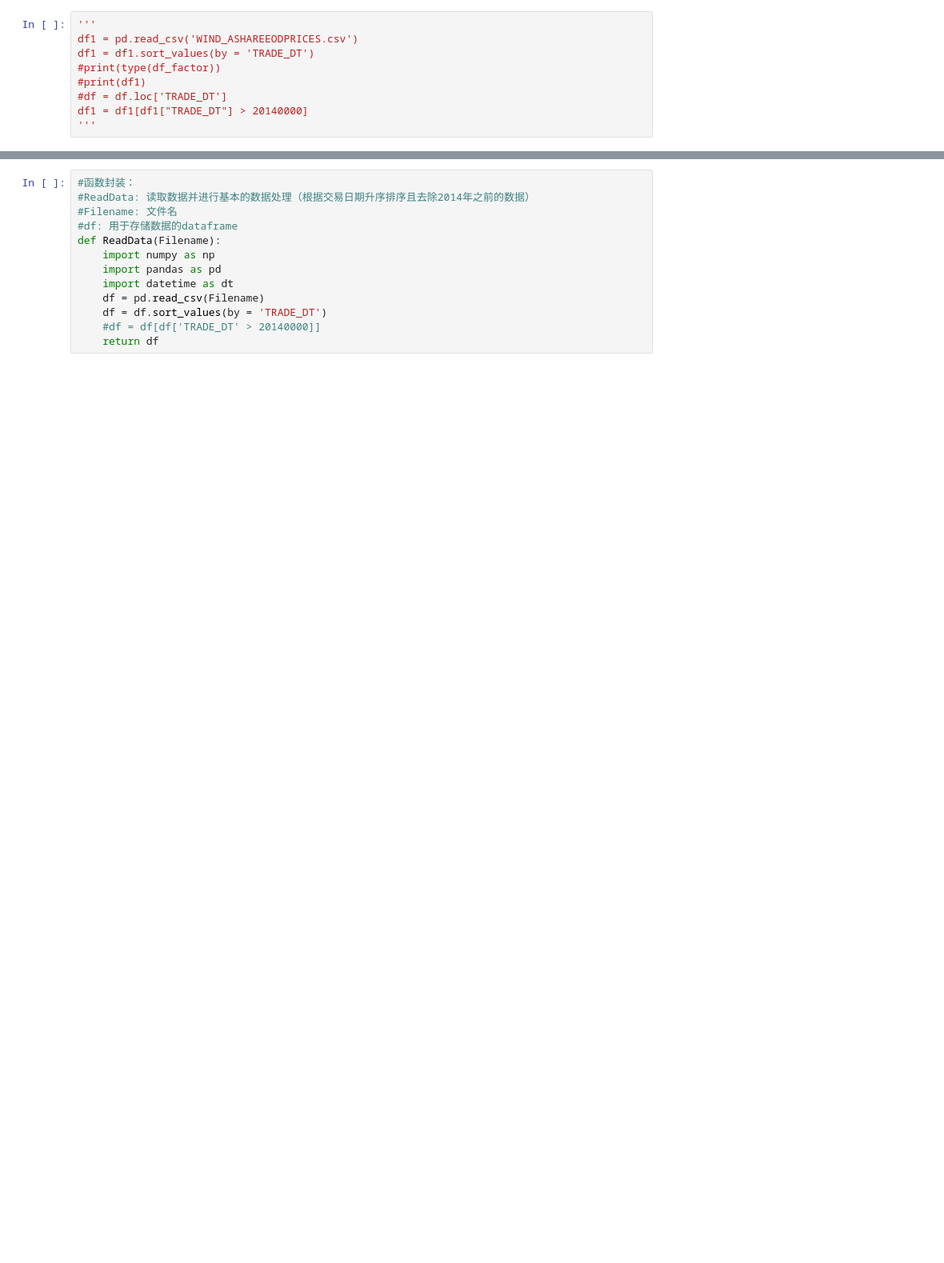
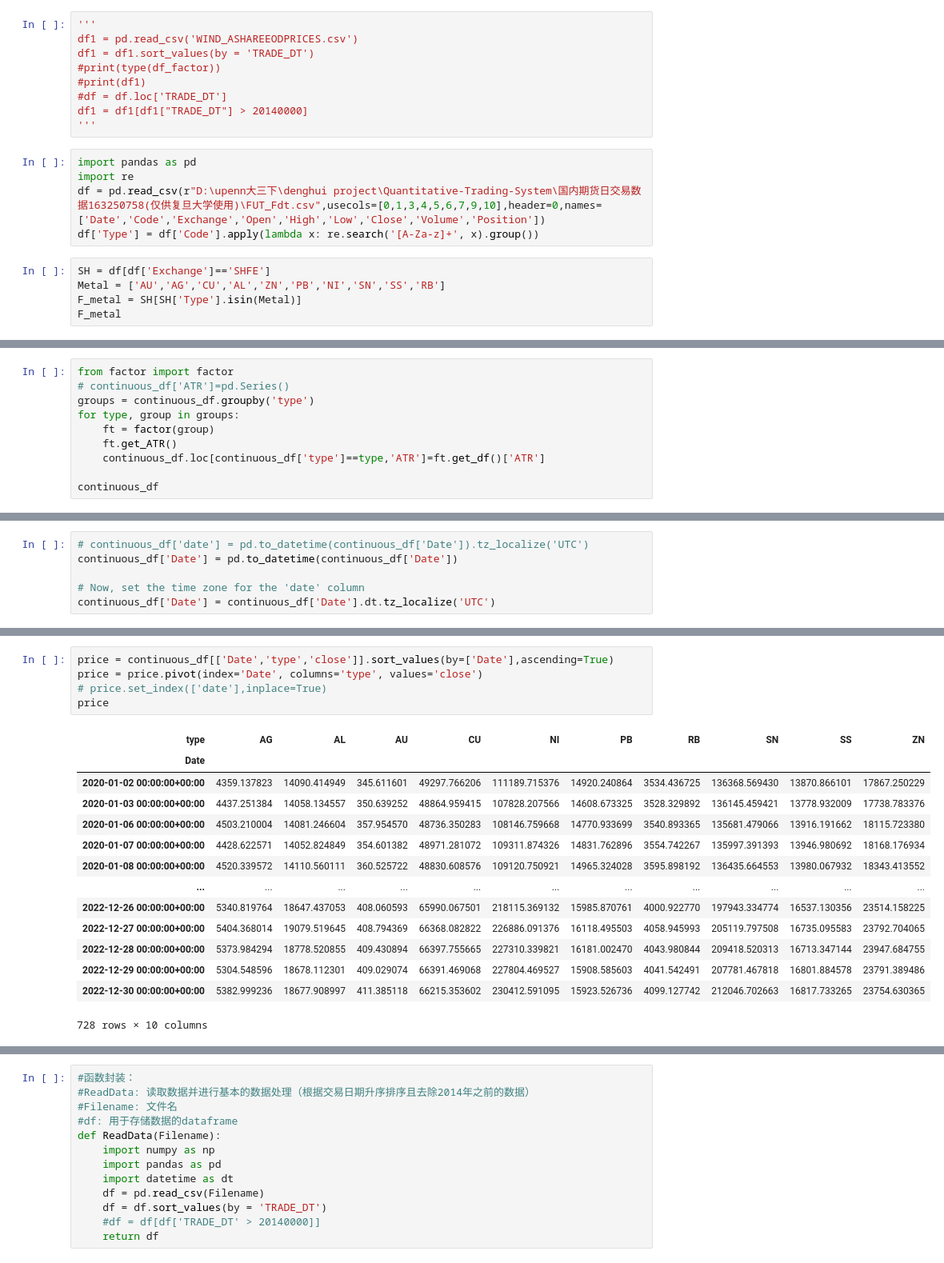
Before and after one commit to MaySVT/Quantitative-Trading-System, a Jupyter notebook: Framework/Backend/分层回测_sd_demo_230726.ipynb, the cells around one changed output, grey strips where cells are left out. Shown at 80% size. Drawn from its saved outputs; the diff is of its cells as text; blank space fills up the shorter version.

```diff
--- a/Framework/Backend/分层回测_sd_demo_230726.ipynb
+++ b/Framework/Backend/分层回测_sd_demo_230726.ipynb
@@ -30,3 +30,13 @@ df1 = df1.sort_values(by = 'TRADE_DT')
 #df = df.loc['TRADE_DT']
 df1 = df1[df1["TRADE_DT"] > 20140000]
 '''
+# %%
+import pandas as pd
+import re
+df = pd.read_csv(r"D:\upenn大三下\denghui project\Quantitative-Trading-System\国内期货日交易数据163250758(仅供复旦大学使用)\FUT_Fdt.csv",usecols=[0,1,3,4,5,6,7,9,10],header=0,names=['Date','Code','Exchange','Open','High','Low','Close','Volume','Position'])
+df['Type'] = df['Code'].apply(lambda x: re.search('[A-Za-z]+', x).group())
+# %%
+SH = df[df['Exchange']=='SHFE']
+Metal = ['AU','AG','CU','AL','ZN','PB','NI','SN','SS','RB']
+F_metal = SH[SH['Type'].isin(Metal)]
+F_metal
@@ -32,0 +102,10 @@ df1 = df1[df1["TRADE_DT"] > 20140000]
+# %%
+from factor import factor
+# continuous_df['ATR']=pd.Series()
+groups = continuous_df.groupby('type')
+for type, group in groups:
+    ft = factor(group)
+    ft.get_ATR()
+    continuous_df.loc[continuous_df['type']==type,'ATR']=ft.get_df()['ATR']
+
+continuous_df
@@ -32,0 +126,6 @@ df1 = df1[df1["TRADE_DT"] > 20140000]
+# %%
+# continuous_df['date'] = pd.to_datetime(continuous_df['Date']).tz_localize('UTC')
+continuous_df['Date'] = pd.to_datetime(continuous_df['Date'])
+
+# Now, set the time zone for the 'date' column
+continuous_df['Date'] = continuous_df['Date'].dt.tz_localize('UTC')
@@ -32,0 +152,20 @@ df1 = df1[df1["TRADE_DT"] > 20140000]
+# %%
+price = continuous_df[['Date','type','close']].sort_values(by=['Date'],ascending=True)
+price = price.pivot(index='Date', columns='type', values='close')
+# price.set_index(['date'],inplace=True)
+price
+# %% [output]
+| type | AG | AL | AU | CU | NI | PB | RB | SN | SS | ZN |
+| Date |  |  |  |  |  |  |  |  |  |  |
+| 2020-01-02 00:00:00+00:00 | 4359.137823 | 14090.414949 | 345.611601 | 49297.766206 | 111189.715376 | 14920.240864 | 3534.436725 | 136368.569430 | 13870.866101 | 17867.250229 |
+| 2020-01-03 00:00:00+00:00 | 4437.251384 | 14058.134557 | 350.639252 | 48864.959415 | 107828.207566 | 14608.673325 | 3528.329892 | 136145.459421 | 13778.932009 | 17738.783376 |
+| 2020-01-06 00:00:00+00:00 | 4503.210004 | 14081.246604 | 357.954570 | 48736.350283 | 108146.759668 | 14770.933699 | 3540.893365 | 135681.479066 | 13916.191662 | 18115.723380 |
+| 2020-01-07 00:00:00+00:00 | 4428.622571 | 14052.824849 | 354.601382 | 48971.281072 | 109311.874326 | 14831.762896 | 3554.742267 | 135997.391393 | 13946.980692 | 18168.176934 |
+| 2020-01-08 00:00:00+00:00 | 4520.339572 | 14110.560111 | 360.525722 | 48830.608576 | 109120.750921 | 14965.324028 | 3595.898192 | 136435.664553 | 13980.067932 | 18343.413552 |
+| ... | ... | ... | ... | ... | ... | ... | ... | ... | ... | ... |
+| 2022-12-26 00:00:00+00:00 | 5340.819764 | 18647.437053 | 408.060593 | 65990.067501 | 218115.369132 | 15985.870761 | 4000.922770 | 197943.334774 | 16537.130356 | 23514.158225 |
+| 2022-12-27 00:00:00+00:00 | 5404.368014 | 19079.519645 | 408.794369 | 66368.082822 | 226886.091376 | 16118.495503 | 4058.945993 | 205119.797508 | 16735.095583 | 23792.704065 |
+| 2022-12-28 00:00:00+00:00 | 5373.984294 | 18778.520855 | 409.430894 | 66397.755665 | 227310.339821 | 16181.002470 | 4043.980844 | 209418.520313 | 16713.347144 | 23947.684755 |
+| 2022-12-29 00:00:00+00:00 | 5304.548596 | 18678.112301 | 409.029074 | 66391.469068 | 227804.469527 | 15908.585603 | 4041.542491 | 207781.467818 | 16801.884578 | 23791.389486 |
+| 2022-12-30 00:00:00+00:00 | 5382.999236 | 18677.908997 | 411.385118 | 66215.353602 | 230412.591095 | 15923.526736 | 4099.127742 | 212046.702663 | 16817.733265 | 23754.630365 |
+728 rows × 10 columns
```
Also changed, not shown: parts of 14 cells of this notebook, 13 other files.
